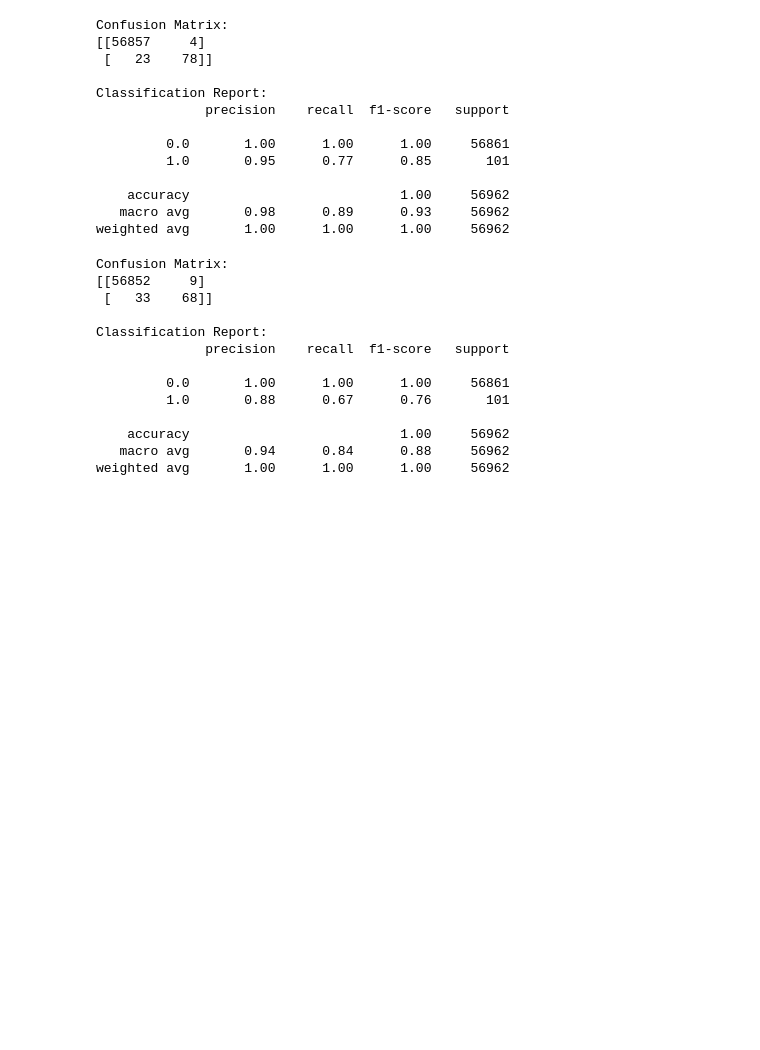
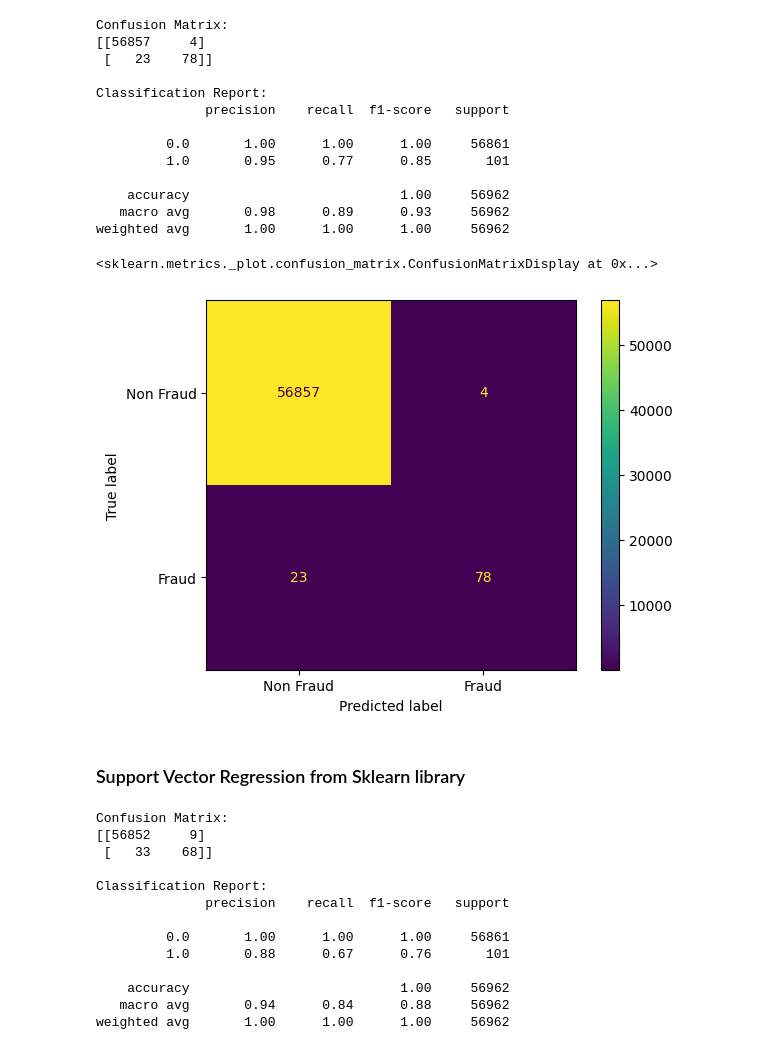
Before and after one commit to edogriba/NAML-2024, a Jupyter notebook: AutoEncoderForFraudDetection.ipynb, the cells around one changed output. Drawn from its saved outputs; the diff is of its cells as text; code cells hidden in the pictures; blank space fills up the shorter version.

```diff
--- a/AutoEncoderForFraudDetection.ipynb
+++ b/AutoEncoderForFraudDetection.ipynb
@@ -619,6 +597,13 @@ Classification Report:
     accuracy                           1.00     56962
    macro avg       0.98      0.89      0.93     56962
 weighted avg       1.00      1.00      1.00     56962
+# %%
+ConfusionMatrixDisplay(confusion_matrix(y_test, y_pred), display_labels=["Non Fraud", "Fraud"]).plot()
+# %% [output]
+<sklearn.metrics._plot.confusion_matrix.ConfusionMatrixDisplay at 0x...>
+[figure, added]
+# %% [markdown]
+### Support Vector Regression from Sklearn library
 # %%
 from sklearn.svm import SVC
 
```
Also changed, not shown: parts of 19 cells of this notebook.
